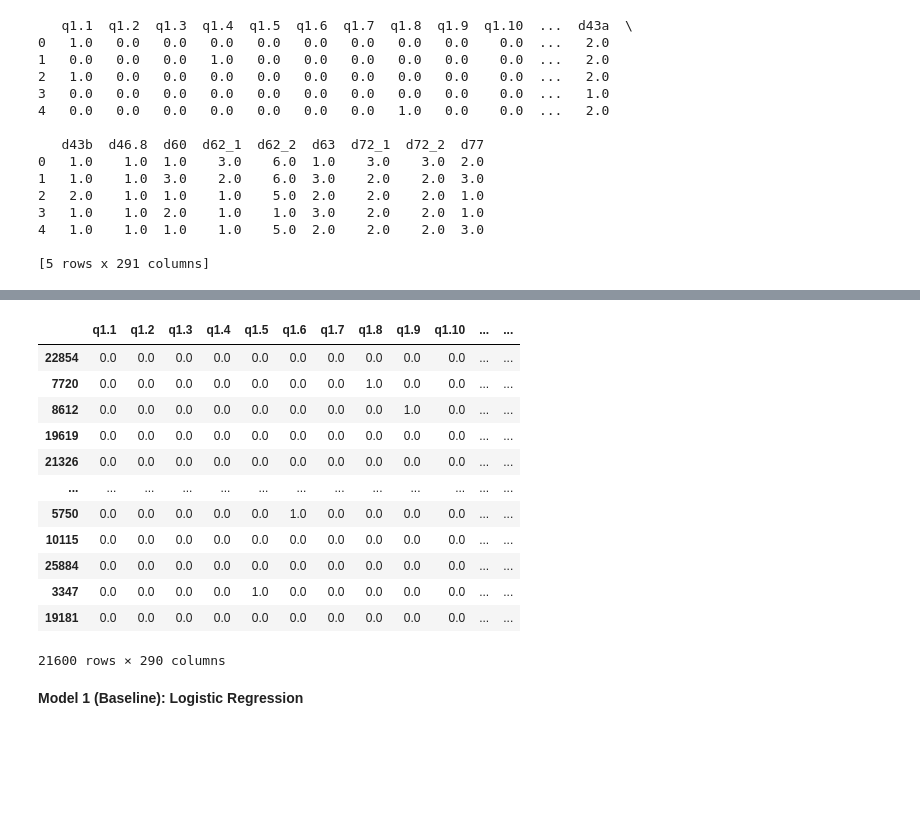
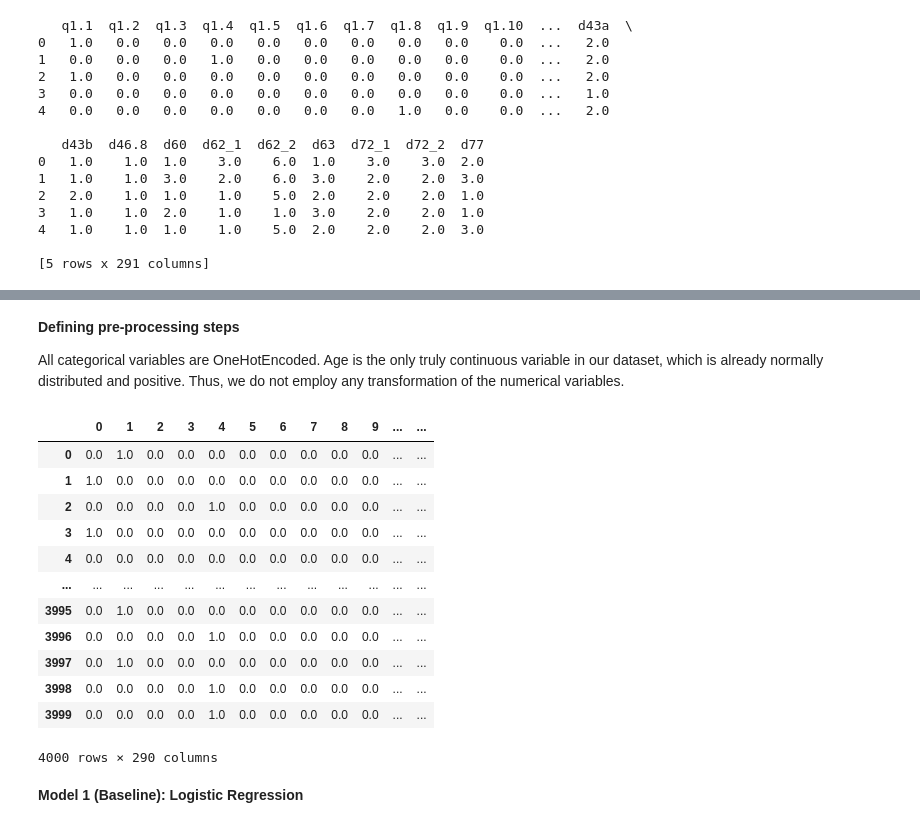
Before and after one commit to OskarKrafft/Machine-Learning-Project, a Jupyter notebook: 02_Models.ipynb, the cells around one changed output, grey strips where cells are left out. Saved outputs shown, nothing was run; the diff lists cells and outputs as text; code cells hidden in the pictures; blank space fills up the shorter version.

```diff
--- a/02_Models.ipynb
+++ b/02_Models.ipynb
@@ -77,49 +102,48 @@ Name: qg1, dtype: float64
+# %% [markdown]
+**Defining pre-processing steps**
+
+All categorical variables are OneHotEncoded. Age is the only truly continuous variable in our dataset, which is already normally distributed and positive. Thus, we do not employ any transformation of the numerical variables.
 # %%
-# pre-processing pipeline
+# Setting up pre-processing pipeline
 
 from sklearn.pipeline import Pipeline
 from sklearn.compose import ColumnTransformer
 from sklearn.preprocessing import StandardScaler, OneHotEncoder
 from sklearn.linear_model import LogisticRegression
 
-# identify all numeric variables by data type
-numeric_X_features = X_train.select_dtypes(include=['int64', 'float64']).columns
-
-# identify all categorical variables by data type
+# Identify all categorical variables by data type
 categorical_X_features = X_train.select_dtypes(include=['object', 'bool']).columns
 
-numeric_transformer = Pipeline(
-    steps=[("scaler", StandardScaler())] # tbd whether we need this, likely no, any other transformer?
+# OneHotEncode all categorical variables
+categorical_transformer = OneHotEncoder(handle_unknown="error")
+
+preprocessor = ColumnTransformer(remainder = 'passthrough', # remainder = passthrough for numerical variables to be kept unchanged
+    transformers=[
+        ("cat", categorical_transformer, categorical_X_features)]
 )
-
-categorical_transformer = OneHotEncoder(handle_unknown="ignore")
-
-preprocessor = ColumnTransformer(
-    transformers=[
-        ("num", numeric_transformer, numeric_X_features),
-        ("cat", categorical_transformer, categorical_X_features),
-    ]
-)
-
-
-
-# get number of variables from hot coding
-# %%
-X_train
-# %% [output]
-|  | q1.1 | q1.2 | q1.3 | q1.4 | q1.5 | q1.6 | q1.7 | q1.8 | q1.9 | q1.10 | ... | ... |
-| 22854 | 0.0 | 0.0 | 0.0 | 0.0 | 0.0 | 0.0 | 0.0 | 0.0 | 0.0 | 0.0 | ... | ... |
-| 7720 | 0.0 | 0.0 | 0.0 | 0.0 | 0.0 | 0.0 | 0.0 | 1.0 | 0.0 | 0.0 | ... | ... |
-| 8612 | 0.0 | 0.0 | 0.0 | 0.0 | 0.0 | 0.0 | 0.0 | 0.0 | 1.0 | 0.0 | ... | ... |
-| 19619 | 0.0 | 0.0 | 0.0 | 0.0 | 0.0 | 0.0 | 0.0 | 0.0 | 0.0 | 0.0 | ... | ... |
-| 21326 | 0.0 | 0.0 | 0.0 | 0.0 | 0.0 | 0.0 | 0.0 | 0.0 | 0.0 | 0.0 | ... | ... |
-| ... | ... | ... | ... | ... | ... | ... | ... | ... | ... | ... | ... | ... |
-| 5750 | 0.0 | 0.0 | 0.0 | 0.0 | 0.0 | 1.0 | 0.0 | 0.0 | 0.0 | 0.0 | ... | ... |
-| 10115 | 0.0 | 0.0 | 0.0 | 0.0 | 0.0 | 0.0 | 0.0 | 0.0 | 0.0 | 0.0 | ... | ... |
-| 25884 | 0.0 | 0.0 | 0.0 | 0.0 | 0.0 | 0.0 | 0.0 | 0.0 | 0.0 | 0.0 | ... | ... |
-| 3347 | 0.0 | 0.0 | 0.0 | 0.0 | 1.0 | 0.0 | 0.0 | 0.0 | 0.0 | 0.0 | ... | ... |
-| 19181 | 0.0 | 0.0 | 0.0 | 0.0 | 0.0 | 0.0 | 0.0 | 0.0 | 0.0 | 0.0 | ... | ... |
-21600 rows × 290 columns
+# %%
+# Inspect the number of variables after pre-processing
+
+# Fit the pipeline to the training data
+preprocessor.fit(X_train)
+X_train_ = preprocessor.transform(X_train)
+
+X_train_df = pd.DataFrame(data=X_train_)
+X_train_df
+# %% [output]
+|  | 0 | 1 | 2 | 3 | 4 | 5 | 6 | 7 | 8 | 9 | ... | ... |
+| 0 | 0.0 | 1.0 | 0.0 | 0.0 | 0.0 | 0.0 | 0.0 | 0.0 | 0.0 | 0.0 | ... | ... |
+| 1 | 1.0 | 0.0 | 0.0 | 0.0 | 0.0 | 0.0 | 0.0 | 0.0 | 0.0 | 0.0 | ... | ... |
+| 2 | 0.0 | 0.0 | 0.0 | 0.0 | 1.0 | 0.0 | 0.0 | 0.0 | 0.0 | 0.0 | ... | ... |
+| 3 | 1.0 | 0.0 | 0.0 | 0.0 | 0.0 | 0.0 | 0.0 | 0.0 | 0.0 | 0.0 | ... | ... |
+| 4 | 0.0 | 0.0 | 0.0 | 0.0 | 0.0 | 0.0 | 0.0 | 0.0 | 0.0 | 0.0 | ... | ... |
+| ... | ... | ... | ... | ... | ... | ... | ... | ... | ... | ... | ... | ... |
+| 3995 | 0.0 | 1.0 | 0.0 | 0.0 | 0.0 | 0.0 | 0.0 | 0.0 | 0.0 | 0.0 | ... | ... |
+| 3996 | 0.0 | 0.0 | 0.0 | 0.0 | 1.0 | 0.0 | 0.0 | 0.0 | 0.0 | 0.0 | ... | ... |
+| 3997 | 0.0 | 1.0 | 0.0 | 0.0 | 0.0 | 0.0 | 0.0 | 0.0 | 0.0 | 0.0 | ... | ... |
+| 3998 | 0.0 | 0.0 | 0.0 | 0.0 | 1.0 | 0.0 | 0.0 | 0.0 | 0.0 | 0.0 | ... | ... |
+| 3999 | 0.0 | 0.0 | 0.0 | 0.0 | 1.0 | 0.0 | 0.0 | 0.0 | 0.0 | 0.0 | ... | ... |
+4000 rows × 290 columns
 # %% [markdown]
 **Model 1 (Baseline): Logistic Regression**
 # %%
```
Also changed, not shown: parts of 21 cells of this notebook.
